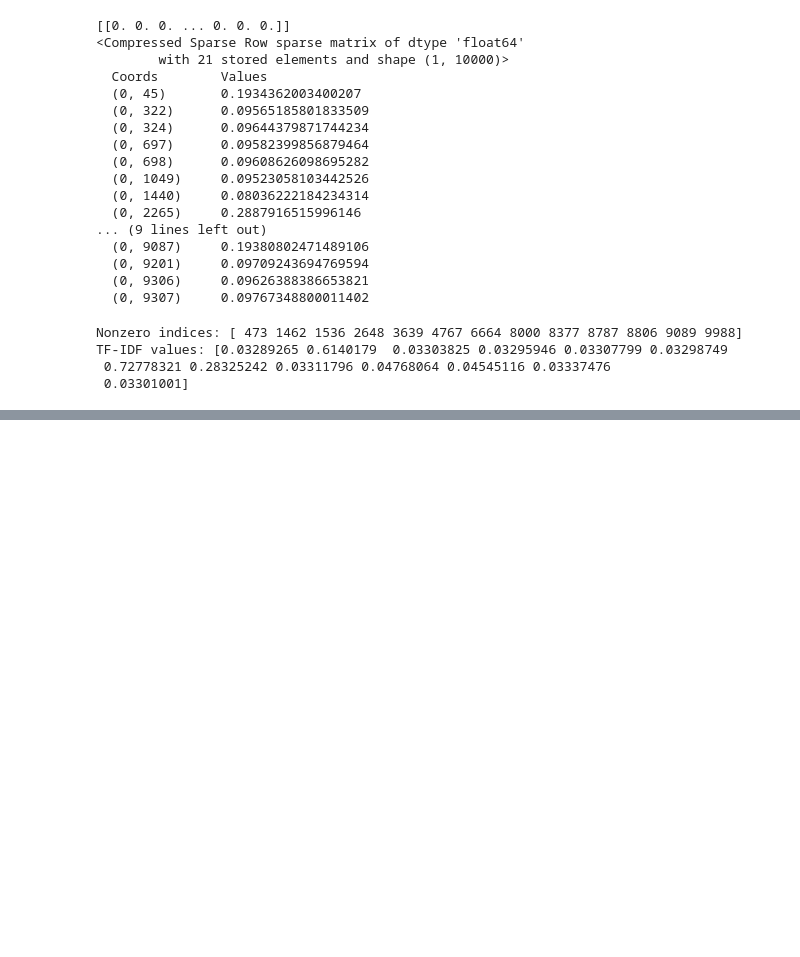
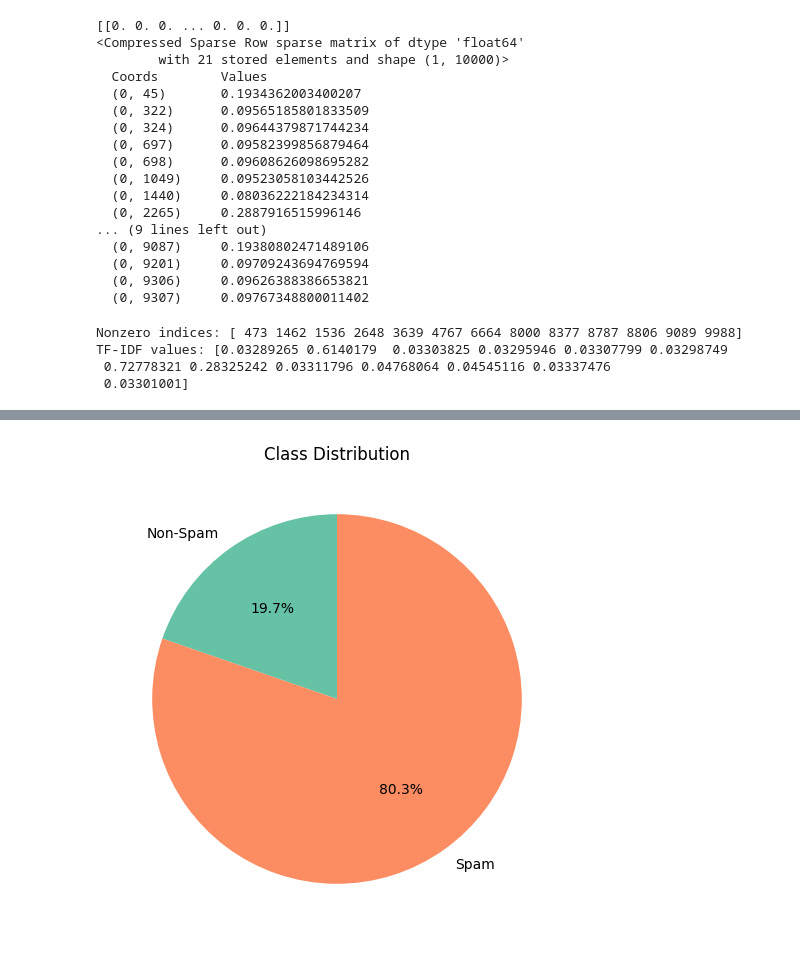
Before and after one commit to Eldioslumin/ML_Project, a Jupyter notebook: spam_filter.ipynb, the cells around one changed output, grey strips where cells are left out. Drawn from its saved outputs; the diff is of its cells as text; code cells hidden in the pictures; blank space fills up the shorter version.

```diff
--- a/spam_filter.ipynb
+++ b/spam_filter.ipynb
@@ -99,0 +199,18 @@ TF-IDF values: [0.03289265 0.6140179  0.03303825 0.03295946 0.03307799 0.0329874
+# %%
+MAT_PATH = "emails.mat"
+SEED = 69
+
+def load_spam_mat(path=MAT_PATH):
+    data = loadmat(path)
+    X = data["X"]
+    Y = data["Y"]
+
+    X = X.T
+    Xcsr = X.tocsr()
+
+
+
+    y = np.ravel(Y)
+    y = (y == 1).astype(int)
+
+    return Xcsr, y
@@ -99,0 +341,16 @@ TF-IDF values: [0.03289265 0.6140179  0.03303825 0.03295946 0.03307799 0.0329874
+# %%
+X, y = load_spam_mat()
+classes, counts = np.unique(y, return_counts=True)
+labels = []
+for c in classes:
+    if c == 0:
+        labels.append("Non-Spam")
+    else:
+        labels.append("Spam")
+colors = sns.color_palette("Set2", n_colors=len(labels))
+plt.figure(figsize=(6,6))
+plt.pie(counts, labels=labels, autopct='%1.1f%%', startangle=90, colors=colors)
+plt.title("Class Distribution")
+plt.savefig("Class_distribution.png", dpi=300, bbox_inches='tight')
+# %% [output]
+[figure, added]
```
Also changed, not shown: parts of 13 cells of this notebook, 6 other files.
